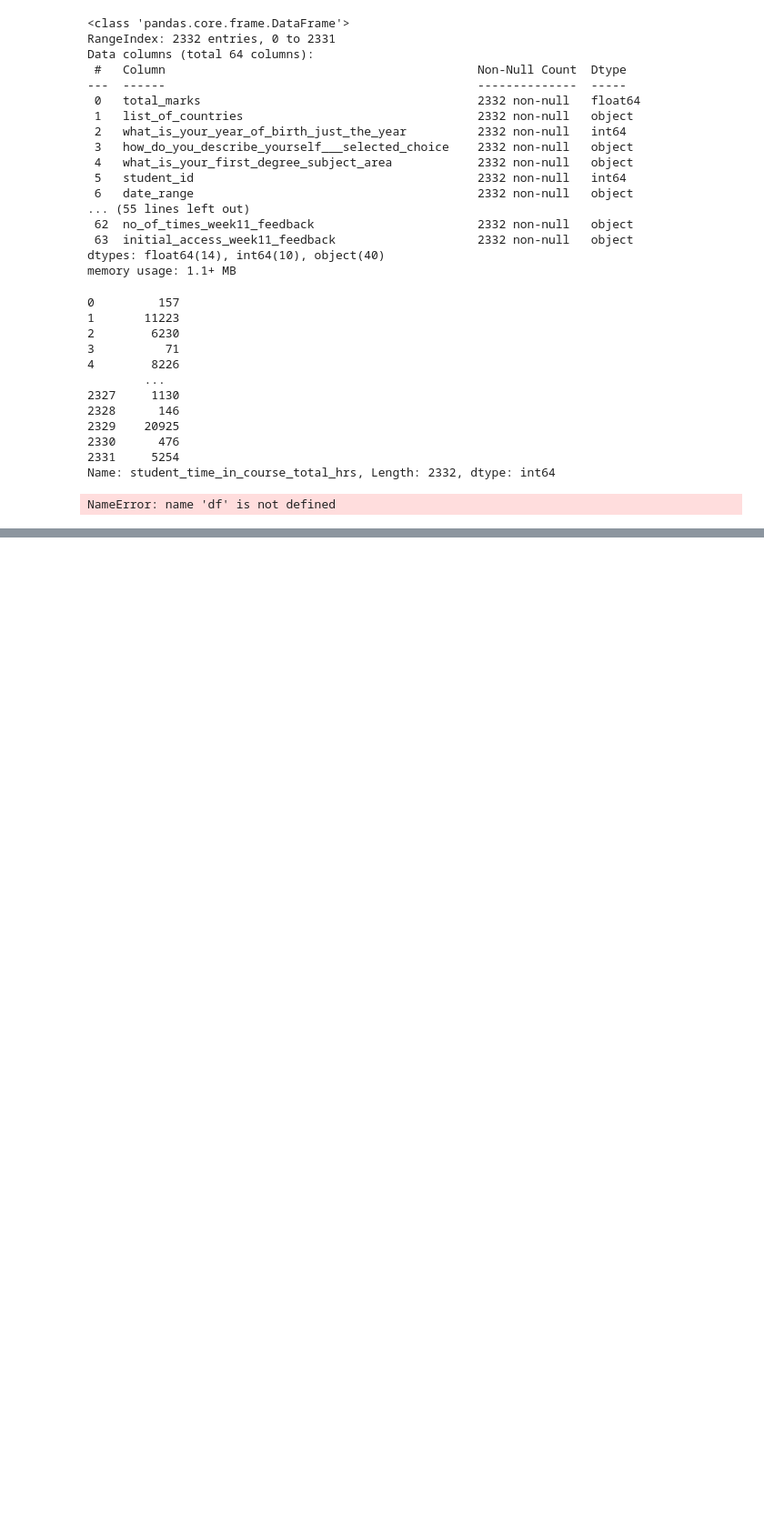
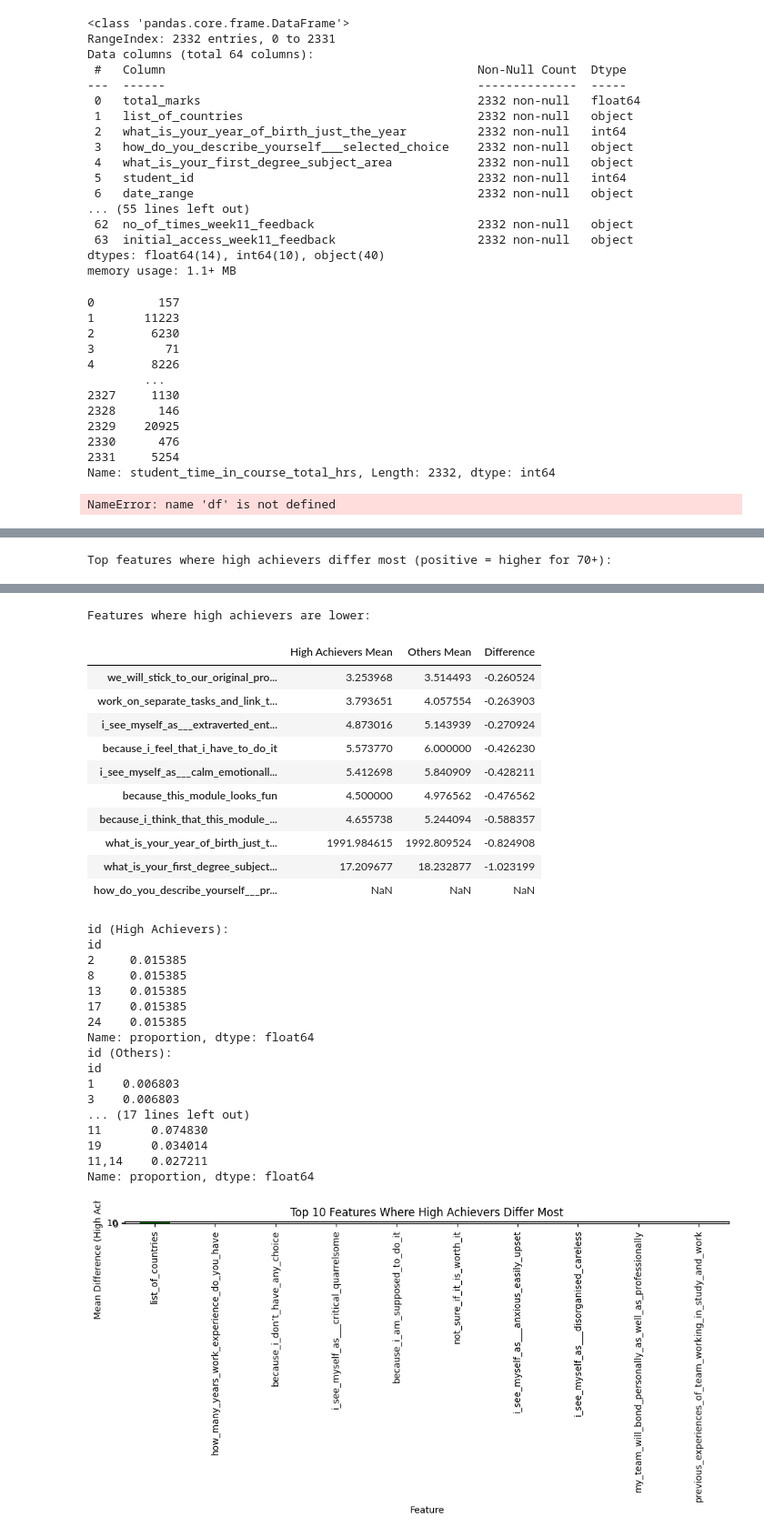
Before and after one commit to tjgusshy/UWE_Brsitol_IGP_Project, a Jupyter notebook: python_folder/eda.ipynb, the cells around one changed output, grey strips where cells are left out. Shown at 91% size. Drawn from its saved outputs; the diff is of its cells as text; code cells hidden in the pictures; blank space fills up the shorter version.

```diff
--- a/python_folder/eda.ipynb
+++ b/python_folder/eda.ipynb
@@ -978,0 +1583,38 @@ NameError: name 'df' is not defined
+# %%
+# Filter high achievers and others
+high_achievers = joined[joined['total_marks'] >= 70]
+others = joined[joined['total_marks'] < 70]
+
+# Compare means for all numeric columns
+numeric_cols = joined.select_dtypes(include='number').columns.drop('total_marks')
+diff_means = high_achievers[numeric_cols].mean() - others[numeric_cols].mean()
+comparison = pd.DataFrame({
+    'High Achievers Mean': high_achievers[numeric_cols].mean(),
+    'Others Mean': others[numeric_cols].mean(),
+    'Difference': diff_means
+}).sort_values('Difference', ascending=False)
+
+print("Top features where high achievers differ most (positive = higher for 70+):")
+display(comparison.head(10))
+print("\nFeatures where high achievers are lower:")
+display(comparison.tail(10))
+
+# Categorical: show top value counts for key columns
+cat_cols = joined.select_dtypes(include='object').columns
+for col in cat_cols:
+    print(f"\n{col} (High Achievers):")
+    print(high_achievers[col].value_counts(normalize=True, dropna=False).head())
+    print(f"{col} (Others):")
+    print(others[col].value_counts(normalize=True, dropna=False).head())
+
+# Visualize a few key differences
+import matplotlib.pyplot as plt
+plt.figure(figsize=(10,5))
+comparison['Difference'].head(10).plot(kind='bar', color='green')
+plt.title('Top 10 Features Where High Achievers Differ Most')
+plt.ylabel('Mean Difference (High Achievers - Others)')
+plt.xlabel('Feature')
+plt.tight_layout()
+plt.show()
+# %% [output]
+Top features where high achievers differ most (positive = higher for 70+):
@@ -978,0 +1632,30 @@ NameError: name 'df' is not defined
+Features where high achievers are lower:
+|  | High Achievers Mean | Others Mean | Difference |
+| we_will_stick_to_our_original_pro... | 3.253968 | 3.514493 | -0.260524 |
+| work_on_separate_tasks_and_link_t... | 3.793651 | 4.057554 | -0.263903 |
+| i_see_myself_as___extraverted_ent... | 4.873016 | 5.143939 | -0.270924 |
+| because_i_feel_that_i_have_to_do_it | 5.573770 | 6.000000 | -0.426230 |
+| i_see_myself_as___calm_emotionall... | 5.412698 | 5.840909 | -0.428211 |
+| because_this_module_looks_fun | 4.500000 | 4.976562 | -0.476562 |
+| because_i_think_that_this_module_... | 4.655738 | 5.244094 | -0.588357 |
+| what_is_your_year_of_birth_just_t... | 1991.984615 | 1992.809524 | -0.824908 |
+| what_is_your_first_degree_subject... | 17.209677 | 18.232877 | -1.023199 |
+| how_do_you_describe_yourself___pr... | NaN | NaN | NaN |
+id (High Achievers):
+id
+2     0.015385
+8     0.015385
+13    0.015385
+17    0.015385
+24    0.015385
+Name: proportion, dtype: float64
+id (Others):
+id
+1    0.006803
+3    0.006803
+... (17 lines left out)
+11       0.074830
+19       0.034014
+11,14    0.027211
+Name: proportion, dtype: float64
+[figure, added]
```
Also changed, not shown: parts of 30 cells of this notebook.
